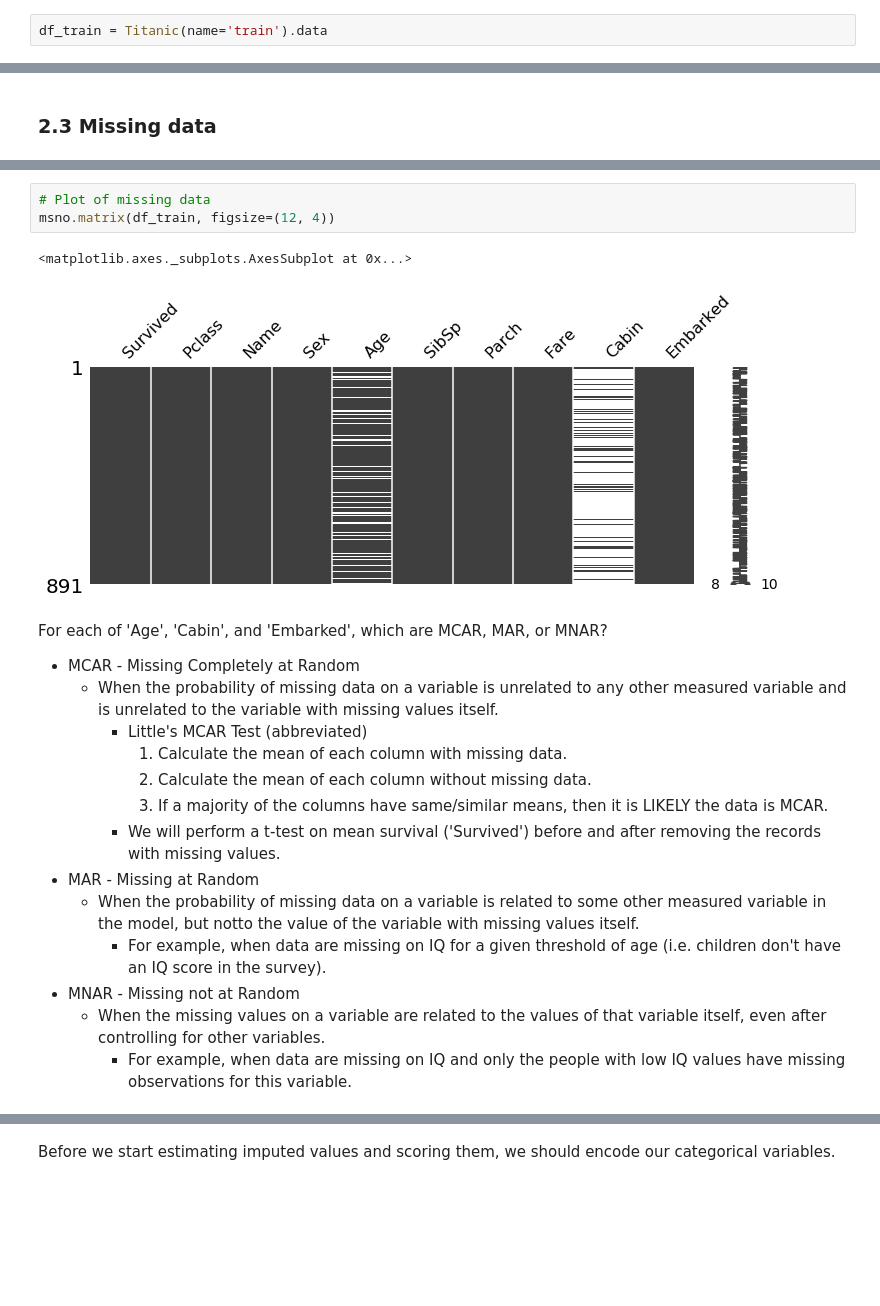
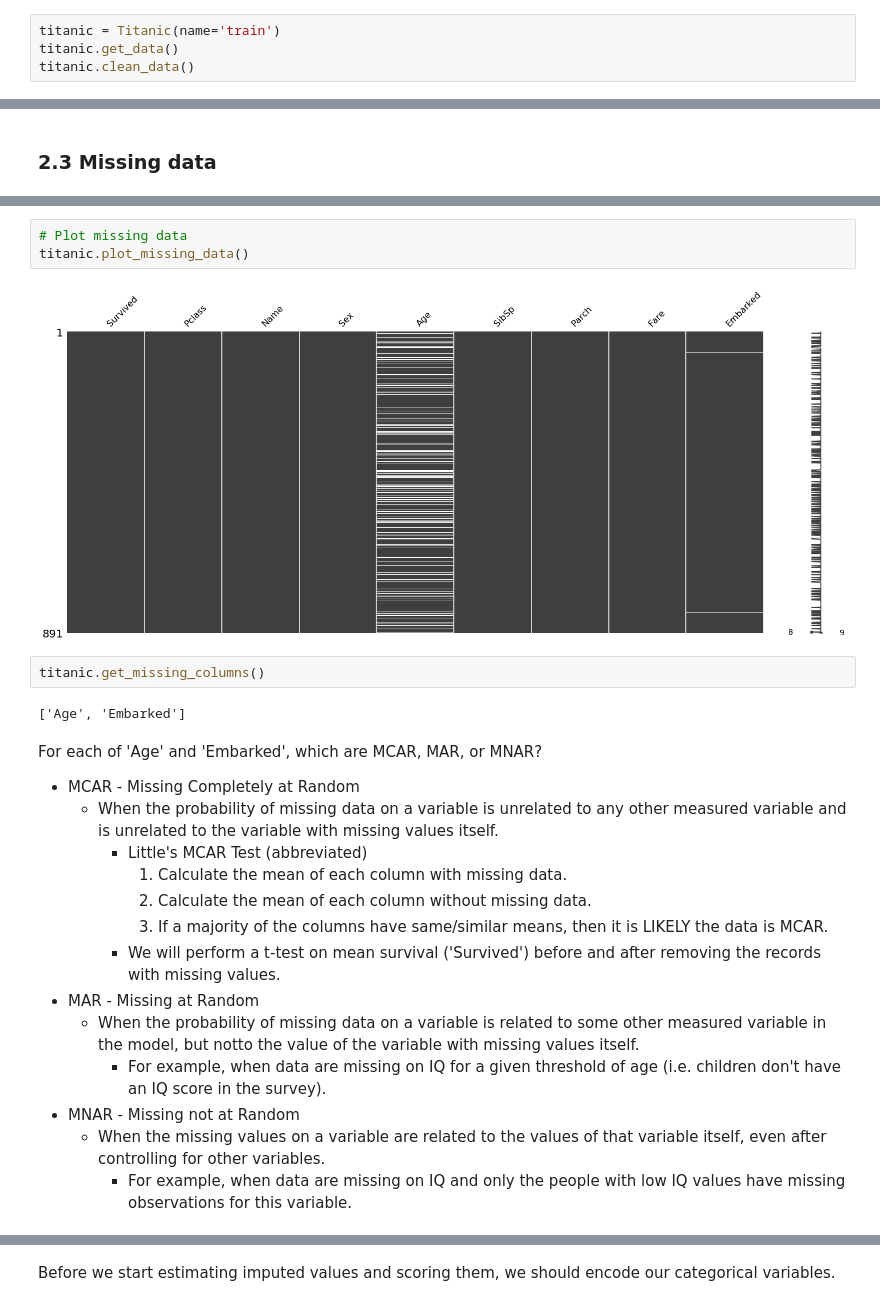
Before and after one commit to chadbartel/Data-Science-Projects, a Jupyter notebook: Titanic/Code/Model/Experiments/Experiment08/eda_titanic_08.ipynb, the cells around one changed output, grey strips where cells are left out. Drawn from its saved outputs; the diff is of its cells as text; blank space fills up the shorter version.

```diff
--- a/Titanic/Code/Model/Experiments/Experiment08/eda_titanic_08.ipynb
+++ b/Titanic/Code/Model/Experiments/Experiment08/eda_titanic_08.ipynb
@@ -75,4 +86,6 @@ np.random.seed(17)
 # %% [markdown]
 ## 1. Read and summarize the data
 # %%
-df_train = Titanic(name='train').data
+titanic = Titanic(name='train')
+titanic.get_data()
+titanic.clean_data()
@@ -201,11 +171,14 @@ dtype: int64
 # %%
-# Plot of missing data
-msno.matrix(df_train, figsize=(12, 4))
+# Plot missing data
+titanic.plot_missing_data()
 # %% [output]
-<matplotlib.axes._subplots.AxesSubplot at 0x...>
-[figure, old version]
+[figure, new version]
+# %%
+titanic.get_missing_columns()
+# %% [output]
+['Age', 'Embarked']
 # %% [markdown]
-For each of 'Age', 'Cabin', and 'Embarked', which are MCAR, MAR, or MNAR?
+For each of 'Age' and 'Embarked', which are MCAR, MAR, or MNAR?
  * MCAR - Missing Completely at Random
     * When the probability of missing data on a variable is unrelated to any other measured variable and is unrelated to the variable with missing values itself.
          * Little's MCAR Test (abbreviated)
```
Also changed, not shown: parts of 37 cells of this notebook.
